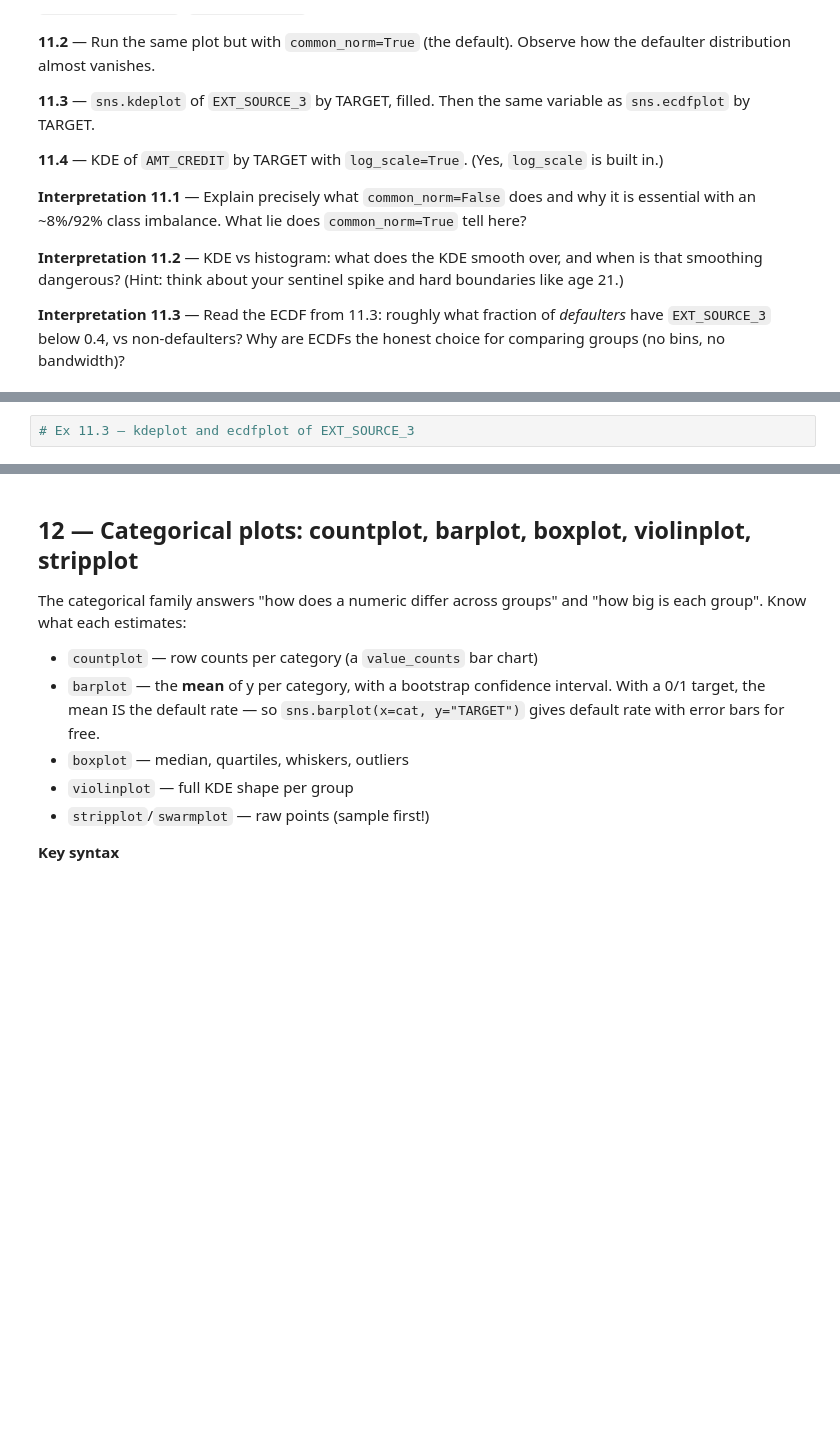
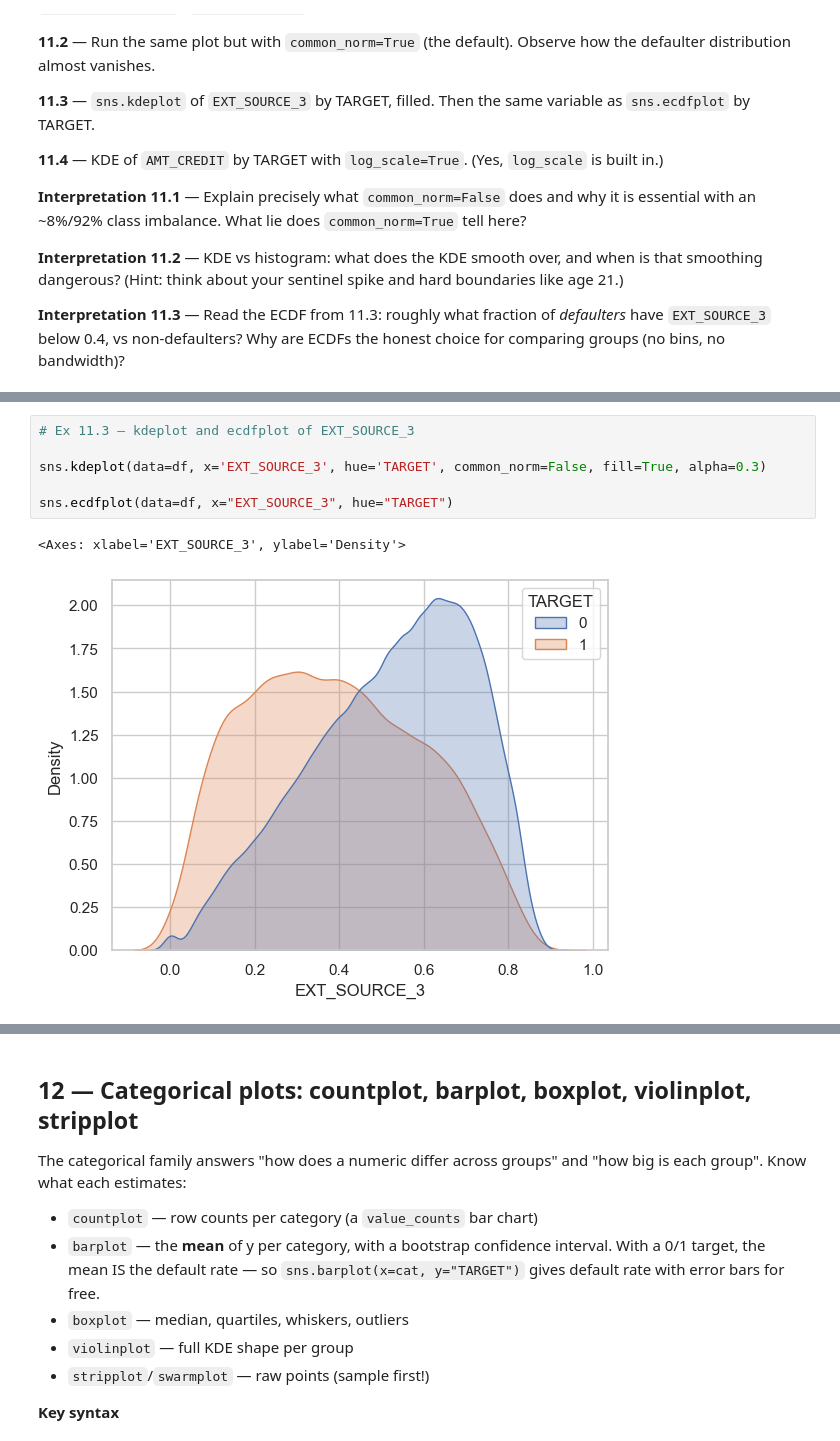
Before and after one commit to smallchuch/CreditRiskLearning, a Jupyter notebook: Learning Journey/1.5 Matplotlib + Seaborn/matplotlib_seaborn_practice_home_credit.ipynb, the cells around one changed output, grey strips where cells are left out. Saved outputs shown, nothing was run; the diff lists cells and outputs as text; blank space fills up the shorter version.

```diff
--- a/Learning Journey/1.5 Matplotlib + Seaborn/matplotlib_seaborn_practice_home_credit.ipynb
+++ b/Learning Journey/1.5 Matplotlib + Seaborn/matplotlib_seaborn_practice_home_credit.ipynb
@@ -1645,4 +1656,11 @@ sns.ecdfplot(data=df, x="COL", hue="TARGET", ax=ax)
 # %%
 # Ex 11.3 — kdeplot and ecdfplot of EXT_SOURCE_3
+
+sns.kdeplot(data=df, x='EXT_SOURCE_3', hue='TARGET', common_norm=False, fill=True, alpha=0.3)
+
+sns.ecdfplot(data=df, x="EXT_SOURCE_3", hue="TARGET")
+# %% [output]
+<Axes: xlabel='EXT_SOURCE_3', ylabel='Density'>
+[figure, added]
 # %%
 # Ex 11.4 — log-scale KDE of credit amount
```
Also changed, not shown: parts of 4 cells of this notebook, 2 other files.
